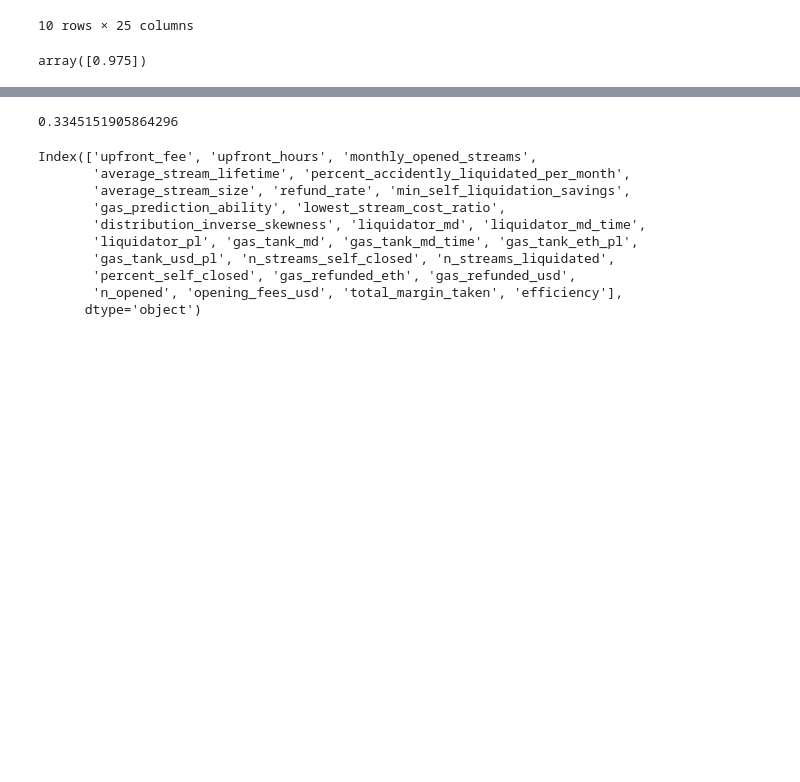
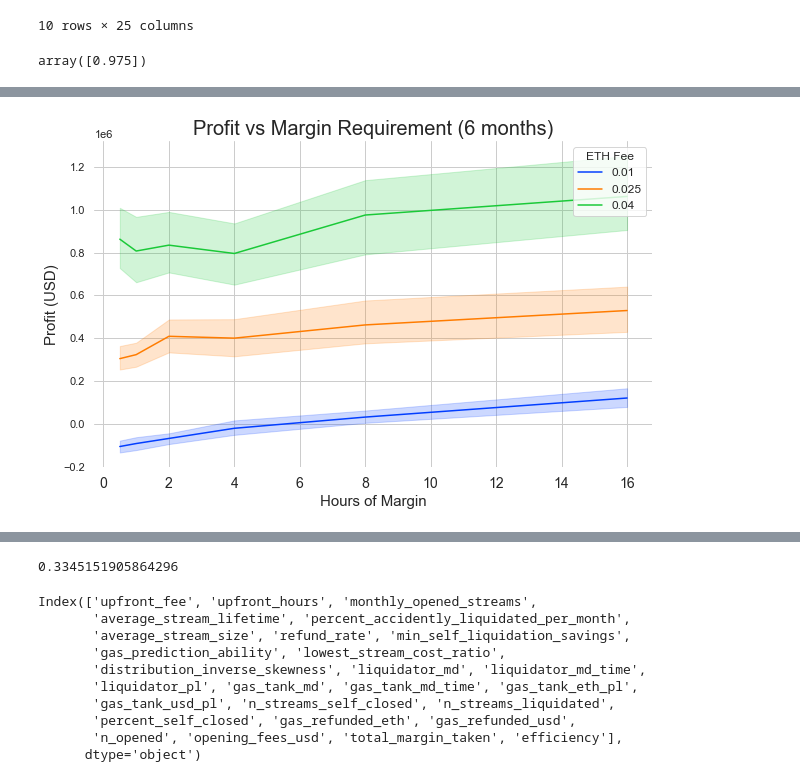
Before and after one commit to mcurcio5/superfluid-liquidations, a Jupyter notebook: sim_analysis.ipynb, the cells around one changed output, grey strips where cells are left out. Saved outputs shown, nothing was run; the diff lists cells and outputs as text; code cells hidden in the pictures; blank space fills up the shorter version.

```diff
--- a/sim_analysis.ipynb
+++ b/sim_analysis.ipynb
@@ -284,7 +401,7 @@ graph_pl(df)
 # given
 # %%
 # read in the output
-files = [str(f) for f in Path('./third_run').glob('**/*') if '.csv' in str(f)]
+files = [str(f) for f in Path('./sim_output').glob('**/*') if '.csv' in str(f)]
 # %%
 outputs = []
 for f in files:
@@ -293,0 +421,17 @@ df = pd.concat(outputs).reset_index(drop=True)
+# %%
+sns.set_style('whitegrid')
+sns.set_context('notebook')
+# %%
+fig, ax = plt.subplots(1,1,figsize=(10,6))
+sns.lineplot(x='upfront_hours', y='total_profit', hue='upfront_fee', data=df, palette='bright', ci=99.5, legend=False)
+ax.ticklabel_format(style='sci')
+ax.set_xlabel('Hours of Margin', fontsize=15)
+ax.set_ylabel('Profit (USD)', fontsize=15)
+ax.set_title('Profit vs Margin Requirement (6 months)', fontsize=20)
+plt.xticks(fontsize= 14)
+sns.despine(left=True, bottom=True)
+ax.legend(title='ETH Fee', loc='upper right', labels=['0.01', '0.025', '0.04'], fontsize=12)
+# plt.savefig('profit_vs_margin_requirements.png', format='png')
+plt.show()
+# %% [output]
+[figure, added]
```
Also changed, not shown: parts of 59 cells of this notebook, 4 other files.
